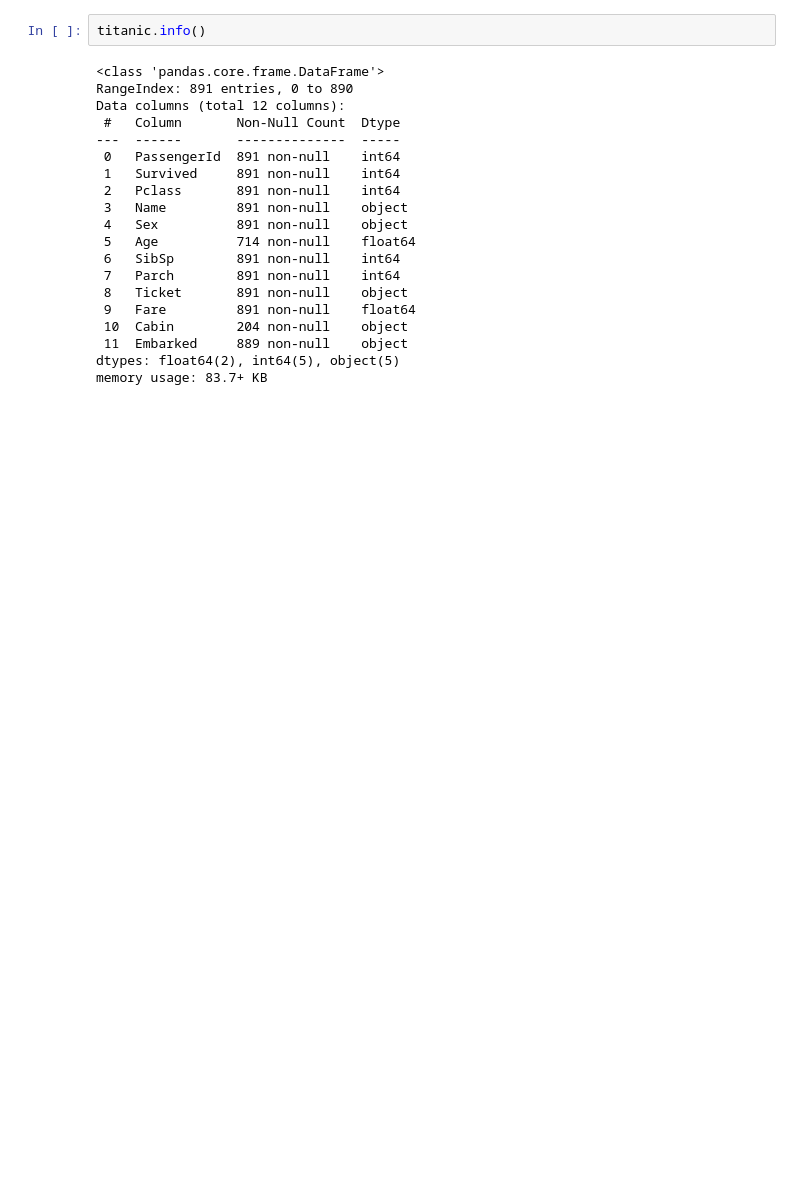
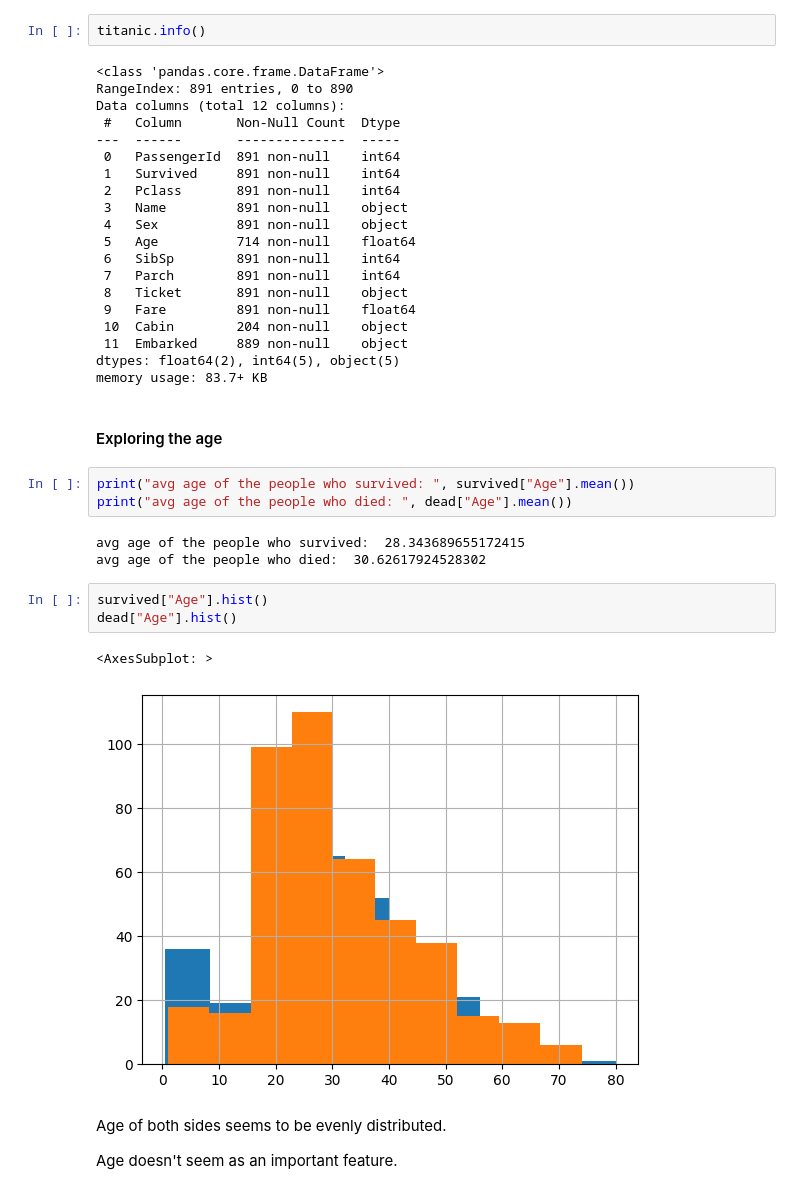
Before and after one commit to trevenue44/kgl_titanic_problem, a Jupyter notebook: data_exploration.ipynb, the cells around one changed output. Drawn from its saved outputs; the diff is of its cells as text; blank space fills up the shorter version.

```diff
--- a/data_exploration.ipynb
+++ b/data_exploration.ipynb
@@ -37,4 +163,22 @@ Data columns (total 12 columns):
  11  Embarked     889 non-null    object
 dtypes: float64(2), int64(5), object(5)
 memory usage: 83.7+ KB
+# %% [markdown]
+#### Exploring the age
+# %%
+print("avg age of the people who survived: ", survived["Age"].mean())
+print("avg age of the people who died: ", dead["Age"].mean())
+# %% [output]
+avg age of the people who survived:  28.343689655172415
+avg age of the people who died:  30.62617924528302
+# %%
+survived["Age"].hist()
+dead["Age"].hist()
+# %% [output]
+<AxesSubplot: >
+[figure, added]
+# %% [markdown]
+Age of both sides seems to be evenly distributed.
+
+Age doesn't seem as an important feature.
 # %%
```
Also changed, not shown: parts of 41 cells of this notebook, 5 other files.
